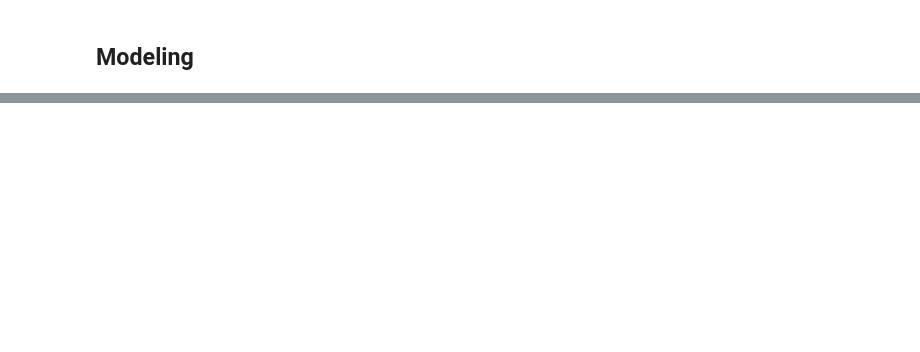
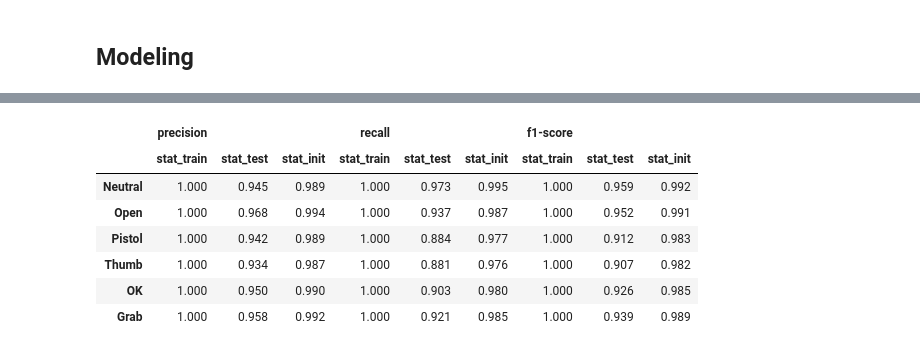
Before and after one commit to AndrewVolkovPython/Motorika, a Jupyter notebook: main.ipynb, the cells around one changed output, grey strips where cells are left out. Cells and saved outputs as stored; diff of their text form; code cells hidden in the pictures; blank space fills up the shorter version.

```diff
--- a/main.ipynb
+++ b/main.ipynb
@@ -204,0 +277,11 @@ See the caveats in the documentation: https://pandas.pydata.org/pandas-docs/stab
+# %%
+processor.get_statistic_by_id(pd.read_json('st.json'),102)
+# %% [output]
+|  | precision |  |  | recall |  |  | f1-score |  |  |
+|  | stat_train | stat_test | stat_init | stat_train | stat_test | stat_init | stat_train | stat_test | stat_init |
+| Neutral | 1.000 | 0.945 | 0.989 | 1.000 | 0.973 | 0.995 | 1.000 | 0.959 | 0.992 |
+| Open | 1.000 | 0.968 | 0.994 | 1.000 | 0.937 | 0.987 | 1.000 | 0.952 | 0.991 |
+| Pistol | 1.000 | 0.942 | 0.989 | 1.000 | 0.884 | 0.977 | 1.000 | 0.912 | 0.983 |
+| Thumb | 1.000 | 0.934 | 0.987 | 1.000 | 0.881 | 0.976 | 1.000 | 0.907 | 0.982 |
+| OK | 1.000 | 0.950 | 0.990 | 1.000 | 0.903 | 0.980 | 1.000 | 0.926 | 0.985 |
+| Grab | 1.000 | 0.958 | 0.992 | 1.000 | 0.921 | 0.985 | 1.000 | 0.939 | 0.989 |
```
Also changed, not shown: parts of 45 cells of this notebook.
